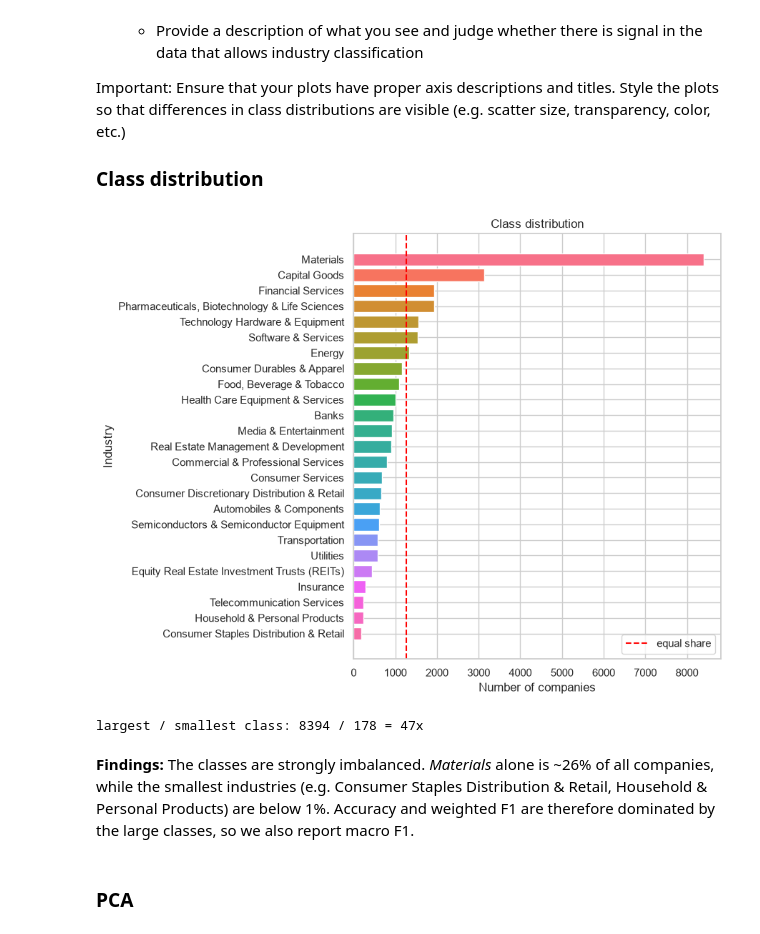
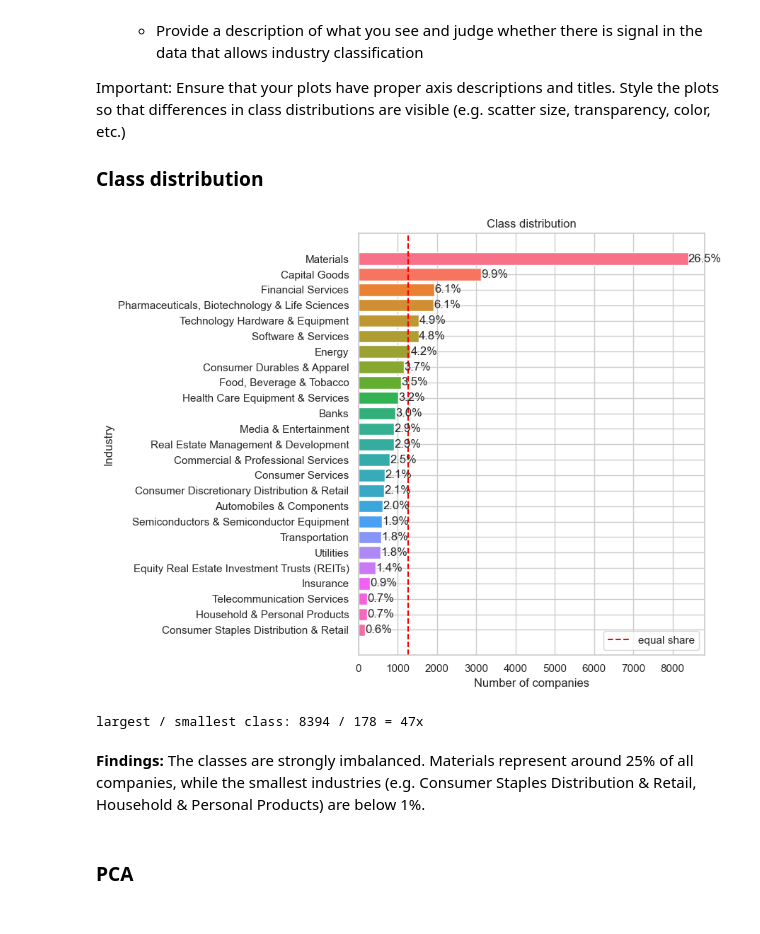
Before and after one commit to adevantery/fods2026, a Jupyter notebook: Practical_task_1/task1.1.ipynb, the cells around one changed output. Drawn from its saved outputs; the diff is of its cells as text; code cells hidden in the pictures.

Commit message:
cleaning and preparing text of the first part for submission

```diff
--- a/Practical_task_1/task1.1.ipynb
+++ b/Practical_task_1/task1.1.ipynb
@@ -67,21 +70,26 @@ Important: Ensure that your plots have proper axis descriptions and titles. Styl
 # %%
 
 counts = df.industry.value_counts()
 palette = dict(zip(counts.index, sns.color_palette("husl", len(counts))))   # one colour per industry, reused below
+percentages = counts / counts.sum() * 100
+
 
 fig, ax = plt.subplots(figsize=(9, 7))
 ax.barh(counts.index[::-1], counts.values[::-1], color=[palette[c] for c in counts.index[::-1]])
 ax.axvline(counts.mean(), color="red", ls="--", label="equal share")
 ax.set(xlabel="Number of companies", ylabel="Industry", title="Class distribution")
-ax.legend(); plt.tight_layout(); plt.show()
+for i, (count, percentage) in enumerate(zip(counts.values[::-1], percentages.values[::-1])):
+    ax.text(count + 5, i, f"{percentage:.1f}%", va="center")
+ax.legend();
+plt.tight_layout();
+plt.show()
 print(f"largest / smallest class: {counts.max()} / {counts.min()} = {counts.max() / counts.min():.0f}x")
 # %% [output]
-[figure, old version]
+[figure, new version]
 largest / smallest class: 8394 / 178 = 47x
 # %% [markdown]
-**Findings:** The classes are strongly imbalanced. *Materials* alone is ~26% of all companies, while the
+**Findings:** The classes are strongly imbalanced. Materials represent around 25% of all companies, while the
 smallest industries (e.g. Consumer Staples Distribution & Retail, Household & Personal Products) are below 1%.
-Accuracy and weighted F1 are therefore dominated by the large classes, so we also report macro F1.
 # %% [markdown]
 ### PCA
 # %%
```
Also changed, not shown: parts of 23 cells of this notebook.
